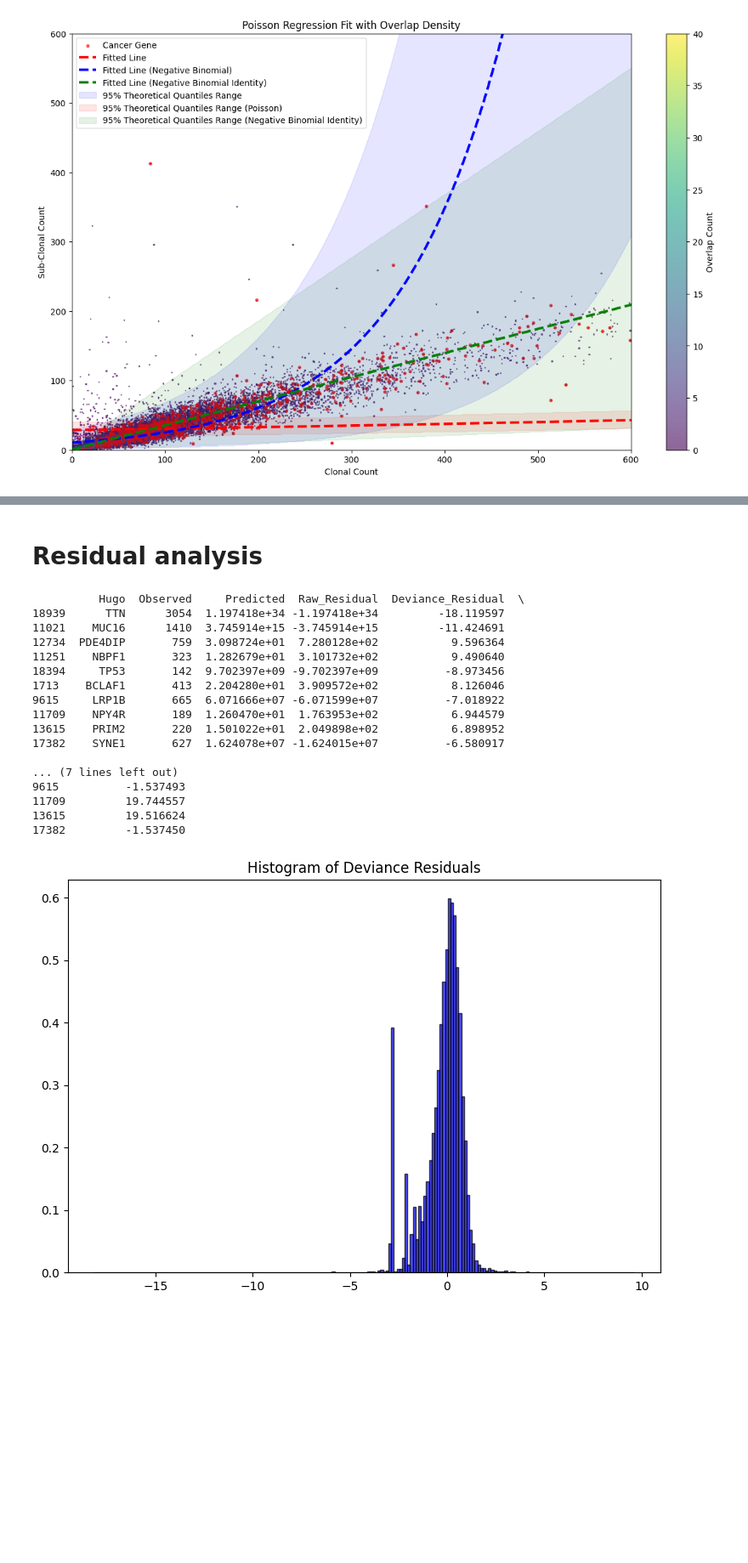
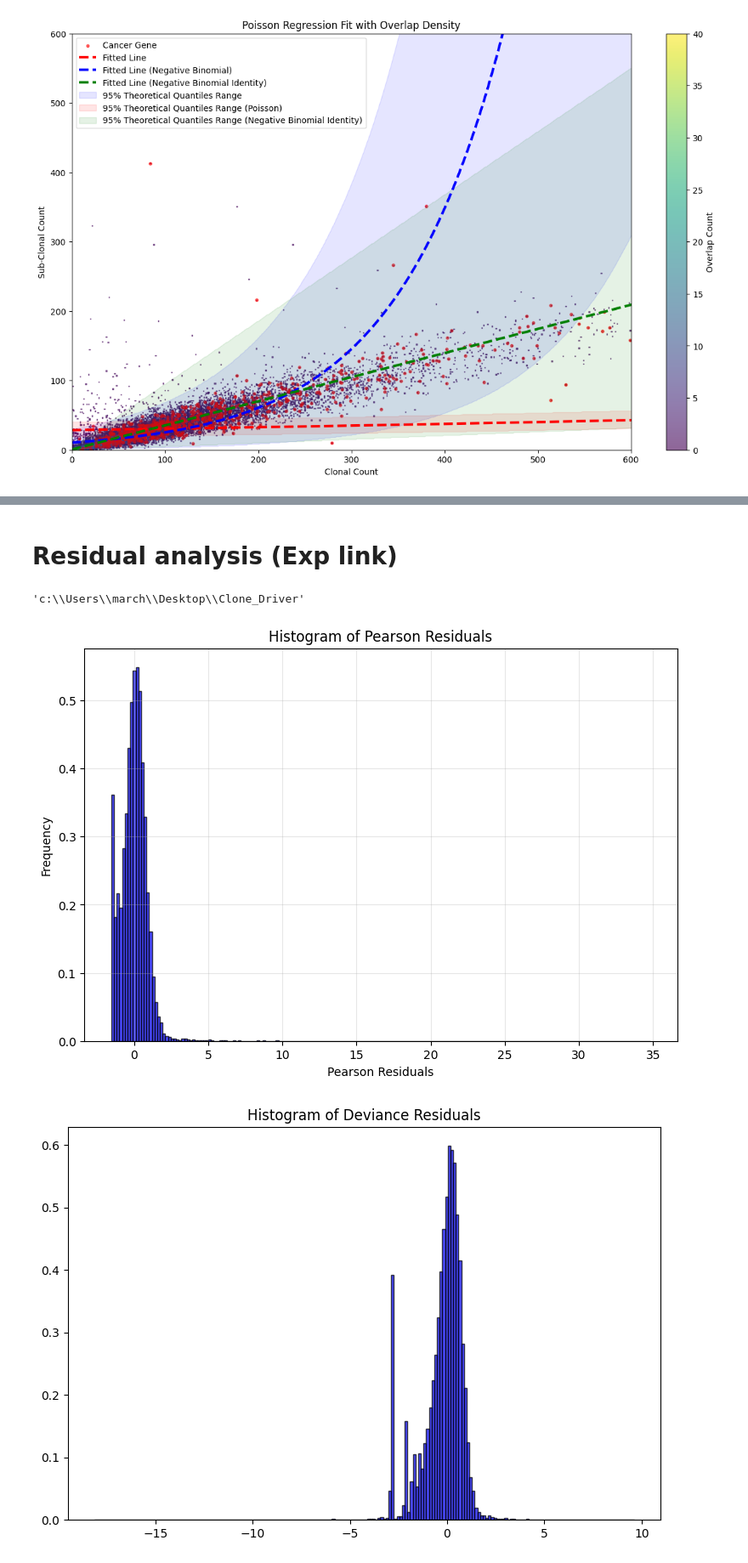
Before and after one commit to xiaopengh/Clone_Driver, a Jupyter notebook: notebook_v1.ipynb, the cells around one changed output, grey strips where cells are left out. Shown at 85% size. Saved outputs shown, nothing was run; the diff lists cells and outputs as text; code cells hidden in the pictures; blank space fills up the shorter version.

```diff
--- a/notebook_v1.ipynb
+++ b/notebook_v1.ipynb
@@ -395,5 +424,5 @@ print(var_df)
 # %% [markdown]
-# Residual analysis
+# Residual analysis (Exp link)
 # %%
 # --- Calculate residuals ---
 # 1. Calculate residuals
@@ -429,34 +458,21 @@ residuals_df = pd.DataFrame({
     "Deviance_Residual": deviance_residuals,
     "Pearson_Residual": pearson_residuals
 }, index=clonal_summary_binom.index)
-
-# Sort by absolute deviance residuals (top outliers first)
-outlier_candidates = residuals_df.sort_values(
-    by="Deviance_Residual",
-    key=lambda x: np.abs(x),
-    ascending=False
-)
-
-# Display top 10 potential outliers
-print(outlier_candidates.head(10))
-# %% [output]
-          Hugo  Observed     Predicted  Raw_Residual  Deviance_Residual  \
-18939      TTN      3054  1.197418e+34 -1.197418e+34         -18.119597
-11021    MUC16      1410  3.745914e+15 -3.745914e+15         -11.424691
-12734  PDE4DIP       759  3.098724e+01  7.280128e+02           9.596364
-11251    NBPF1       323  1.282679e+01  3.101732e+02           9.490640
-18394     TP53       142  9.702397e+09 -9.702397e+09          -8.973456
-1713    BCLAF1       413  2.204280e+01  3.909572e+02           8.126046
-9615     LRP1B       665  6.071666e+07 -6.071599e+07          -7.018922
-11709    NPY4R       189  1.260470e+01  1.763953e+02           6.944579
-13615    PRIM2       220  1.501022e+01  2.049898e+02           6.898952
-17382    SYNE1       627  1.624078e+07 -1.624015e+07          -6.580917
-
-... (7 lines left out)
-9615          -1.537493
-11709         19.744557
-13615         19.516624
-17382         -1.537450
+# %%
+import os
+os.getcwd()
+# %% [output]
+'c:\\Users\\march\\Desktop\\Clone_Driver'
+# %%
+plt.figure(figsize=(9, 6))
+plt.hist(residuals_df["Pearson_Residual"], bins=200, color='blue', alpha=0.7, edgecolor='black', density=True)
+plt.title("Histogram of Pearson Residuals")
+plt.xlabel("Pearson Residuals")
+plt.ylabel("Frequency")
+plt.grid(True, alpha=0.3)
+plt.show()
+# %% [output]
+[figure, added]
 # %%
 plt.figure(figsize=(9, 6))
 plt.hist(residuals_df['Deviance_Residual'], bins=200, alpha=0.7, color='blue', edgecolor='black', density=True)
```
Also changed, not shown: parts of 22 cells of this notebook, 12 other files.
